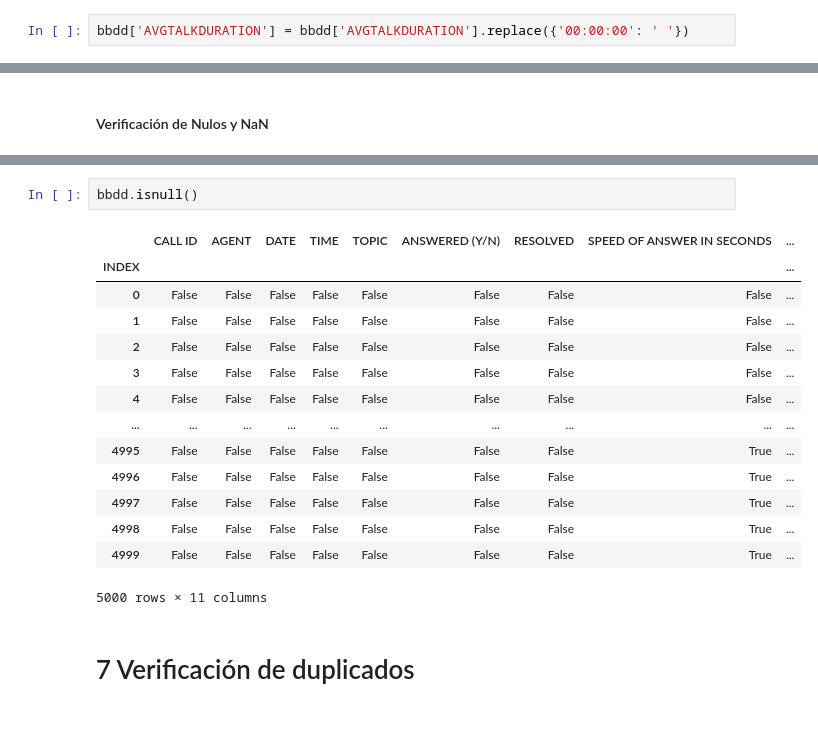
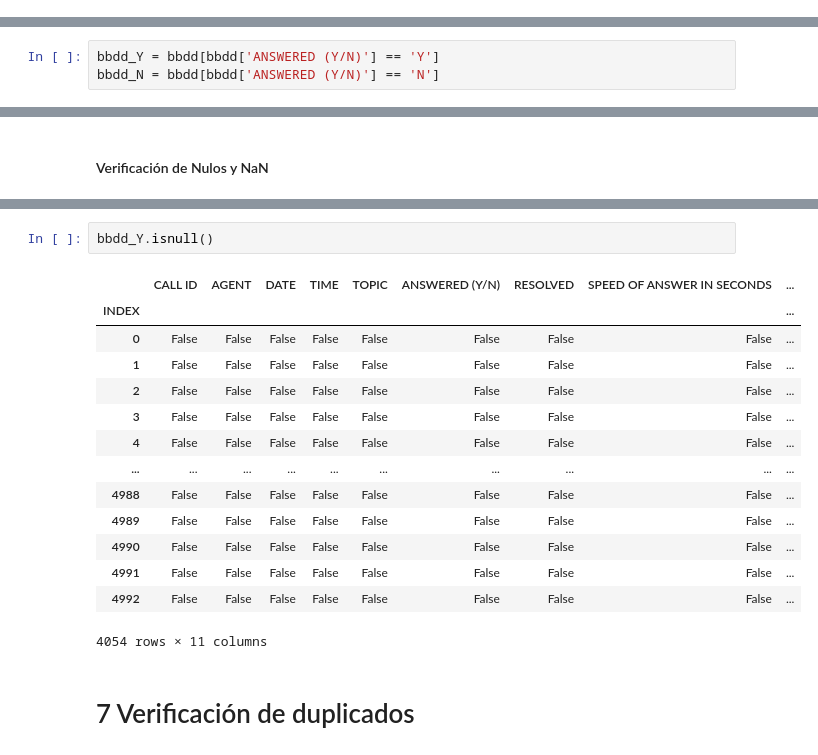
Before and after one commit to PABLOXAVIERMENDEZ/Proyecto_EDA_Pablo_Mendez, a Jupyter notebook: 3 - Set Up BBDD.ipynb, the cells around one changed output, grey strips where cells are left out. Cells and saved outputs as stored; diff of their text form; blank space fills up the shorter version.

```diff
--- a/3 - Set Up BBDD.ipynb
+++ b/3 - Set Up BBDD.ipynb
@@ -140,8 +142,6 @@ bbdd['AVGTALKDURATION'] = pd.to_datetime(bbdd['AVGTALKDURATION'], format='%H:%M:
 
 
 bbdd['AVGTALKDURATION'] = bbdd['AVGTALKDURATION'].apply(lambda x: timedelta(hours=x.hour, minutes=x.minute, seconds=x.second))
-# %%
-bbdd['AVGTALKDURATION'] = bbdd['AVGTALKDURATION'].replace({'00:00:00': ' '})
 # %%
 bbdd.info()
 # %% [output]
@@ -240,0 +221,3 @@ bbdd.fillna(' ')
+# %%
+bbdd_Y = bbdd[bbdd['ANSWERED (Y/N)'] == 'Y']
+bbdd_N = bbdd[bbdd['ANSWERED (Y/N)'] == 'N']
@@ -328,20 +291,20 @@ bbdd.isna()
 # %%
-bbdd.isnull()
+bbdd_Y.isnull()
 # %% [output]
 |  | CALL ID | AGENT | DATE | TIME | TOPIC | ANSWERED (Y/N) | RESOLVED | SPEED OF ANSWER IN SECONDS | ... |
 | INDEX |  |  |  |  |  |  |  |  | ... |
 | 0 | False | False | False | False | False | False | False | False | ... |
 | 1 | False | False | False | False | False | False | False | False | ... |
 | 2 | False | False | False | False | False | False | False | False | ... |
 | 3 | False | False | False | False | False | False | False | False | ... |
 | 4 | False | False | False | False | False | False | False | False | ... |
 | ... | ... | ... | ... | ... | ... | ... | ... | ... | ... |
-| 4995 | False | False | False | False | False | False | False | True | ... |
-| 4996 | False | False | False | False | False | False | False | True | ... |
-| 4997 | False | False | False | False | False | False | False | True | ... |
-| 4998 | False | False | False | False | False | False | False | True | ... |
-| 4999 | False | False | False | False | False | False | False | True | ... |
+| 4988 | False | False | False | False | False | False | False | False | ... |
+| 4989 | False | False | False | False | False | False | False | False | ... |
+| 4990 | False | False | False | False | False | False | False | False | ... |
+| 4991 | False | False | False | False | False | False | False | False | ... |
+| 4992 | False | False | False | False | False | False | False | False | ... |
-5000 rows × 11 columns
+4054 rows × 11 columns
 # %% [markdown]
 # 7 Verificación de duplicados
 # %% [markdown]
```
Also changed, not shown: parts of 30 cells of this notebook, 1 other file.
